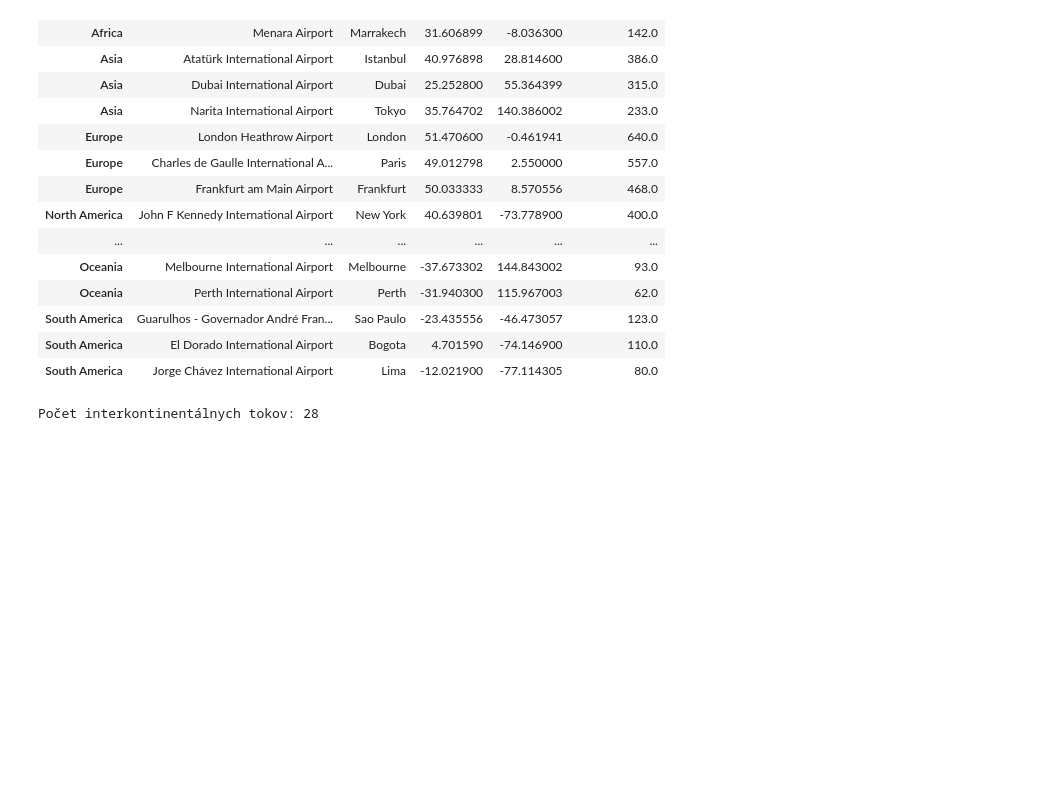
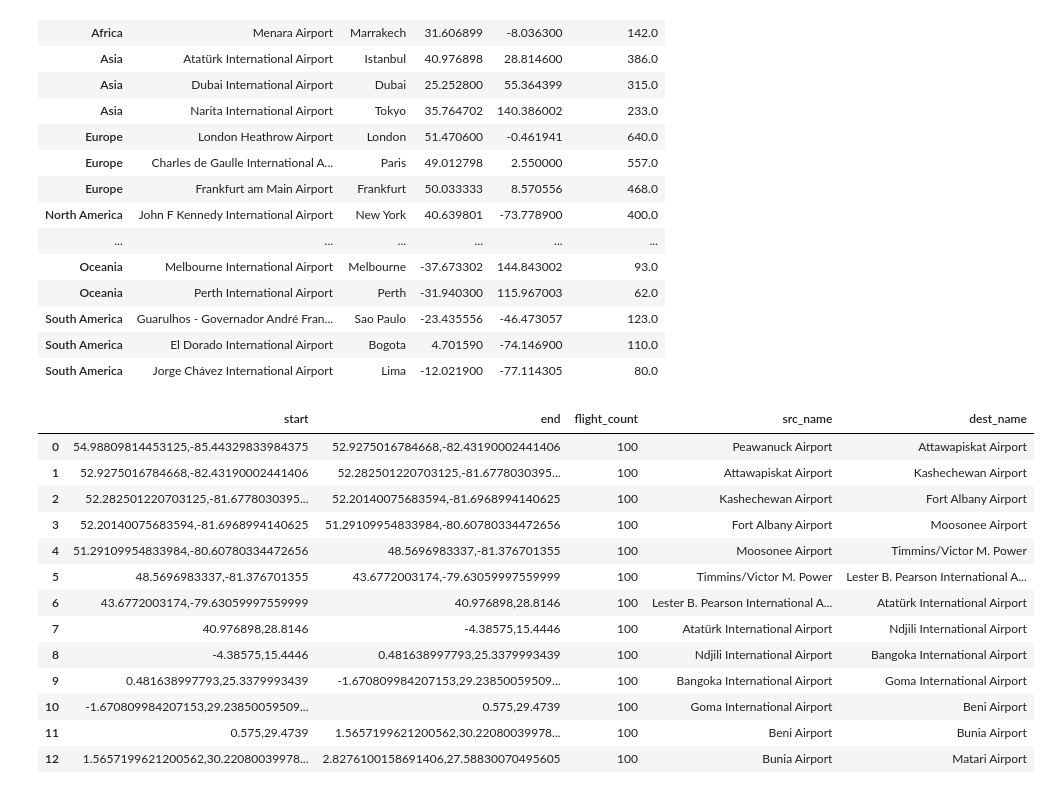
Before and after one commit to sugy-w/Veda-o-sietach-Projekt-JPD-, a Jupyter notebook: general analysis/better_map.ipynb, the cells around one changed output. Cells and saved outputs as stored; diff of their text form; code cells hidden in the pictures; blank space fills up the shorter version.

```diff
--- a/general analysis/better_map.ipynb
+++ b/general analysis/better_map.ipynb
@@ -491,32 +491,4 @@ Nájdené interkontinentálne brány:
 | South America | Guarulhos - Governador André Fran... | Sao Paulo | -23.435556 | -46.473057 | 123.0 |
 | South America | El Dorado International Airport | Bogota | 4.701590 | -74.146900 | 110.0 |
 | South America | Jorge Chávez International Airport | Lima | -12.021900 | -77.114305 | 80.0 |
-# %%
-# 1. Agregácia tokov podľa kontinentov (použijeme pôvodné edges s kontinentmi)
-flow_df_continent = (
-    edges.groupby(["src_continent", "dest_continent"])
-    .size()
-    .reset_index(name="flight_count")
-)
-
-# 2. Pomocná funkcia na získanie súradníc brány daného kontinentu
-def get_gateway_coords(cont_name):
-    cont_name = str(cont_name).strip()
-    if cont_name in gateway_hubs.index:
-        row = gateway_hubs.loc[cont_name]
-        return f"{row['latitude']},{row['longitude']}"
-    return None
-
-# 3. Priradenie štartu a konca
-flow_df_continent["start"] = flow_df_continent["src_continent"].apply(get_gateway_coords)
-flow_df_continent["end"] = flow_df_continent["dest_continent"].apply(get_gateway_coords)
-
-# 4. Filter na medzikontinentálne toky
-flow_to_draw_continent = flow_df_continent[
-    flow_df_continent["src_continent"] != flow_df_continent["dest_continent"]
-].dropna(subset=["start", "end"])
-
-print(f"Počet interkontinentálnych tokov: {len(flow_to_draw_continent)}")
-# %% [output]
-Počet interkontinentálnych tokov: 28
 # %%
@@ -597,3 +576,43 @@ mapa_gateways.add_edges(flow_to_draw_continent, scaling=4.0, offset_dist=3, valu
 
 # Uložiť a zobraziť
 mapa_gateways.showMap("intercontinental_gateways.html")
+# %%
+# Tvoj zoznam indexov
+route_indices = [2317, 2287, 2330, 2292, 57, 86, 125, 770, 461, 464, 468, 3205, 466, 465]
+
+# Vytvoríme DataFrame pre lety (Source -> Target)
+route_flights = []
+for i in range(len(route_indices) - 1):
+    src_idx = route_indices[i]
+    dest_idx = route_indices[i+1]
+
+    # Získame súradnice z nodes
+    src_row = nodes.loc[src_idx]
+    dest_row = nodes.loc[dest_idx]
+
+    route_flights.append({
+        "start": f"{src_row['latitude']},{src_row['longitude']}",
+        "end": f"{dest_row['latitude']},{dest_row['longitude']}",
+        "flight_count": 100, # Nastavíme fixnú váhu, aby bola čiara pekne viditeľná
+        "src_name": src_row.get('name', src_idx),
+        "dest_name": dest_row.get('name', dest_idx)
+    })
+
+df_route = pd.DataFrame(route_flights)
+# %%
+df_route
+# %% [output]
+|  | start | end | flight_count | src_name | dest_name |
+| 0 | 54.98809814453125,-85.44329833984375 | 52.9275016784668,-82.43190002441406 | 100 | Peawanuck Airport | Attawapiskat Airport |
+| 1 | 52.9275016784668,-82.43190002441406 | 52.282501220703125,-81.6778030395... | 100 | Attawapiskat Airport | Kashechewan Airport |
+| 2 | 52.282501220703125,-81.6778030395... | 52.20140075683594,-81.6968994140625 | 100 | Kashechewan Airport | Fort Albany Airport |
+| 3 | 52.20140075683594,-81.6968994140625 | 51.29109954833984,-80.60780334472656 | 100 | Fort Albany Airport | Moosonee Airport |
+| 4 | 51.29109954833984,-80.60780334472656 | 48.5696983337,-81.376701355 | 100 | Moosonee Airport | Timmins/Victor M. Power |
+| 5 | 48.5696983337,-81.376701355 | 43.6772003174,-79.63059997559999 | 100 | Timmins/Victor M. Power | Lester B. Pearson International A... |
+| 6 | 43.6772003174,-79.63059997559999 | 40.976898,28.8146 | 100 | Lester B. Pearson International A... | Atatürk International Airport |
+| 7 | 40.976898,28.8146 | -4.38575,15.4446 | 100 | Atatürk International Airport | Ndjili International Airport |
+| 8 | -4.38575,15.4446 | 0.481638997793,25.3379993439 | 100 | Ndjili International Airport | Bangoka International Airport |
+| 9 | 0.481638997793,25.3379993439 | -1.670809984207153,29.23850059509... | 100 | Bangoka International Airport | Goma International Airport |
+| 10 | -1.670809984207153,29.23850059509... | 0.575,29.4739 | 100 | Goma International Airport | Beni Airport |
+| 11 | 0.575,29.4739 | 1.5657199621200562,30.22080039978... | 100 | Beni Airport | Bunia Airport |
+| 12 | 1.5657199621200562,30.22080039978... | 2.8276100158691406,27.58830070495605 | 100 | Bunia Airport | Matari Airport |
```
Also changed, not shown: parts of 3 cells of this notebook, 3 other files.
